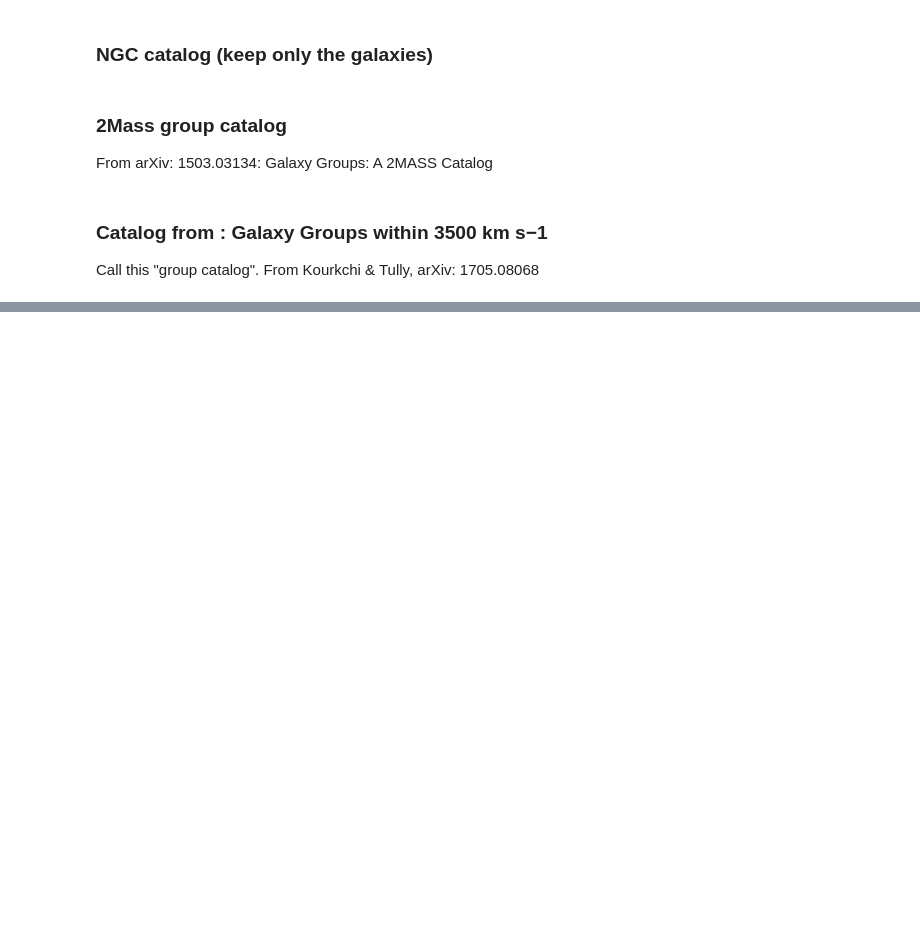
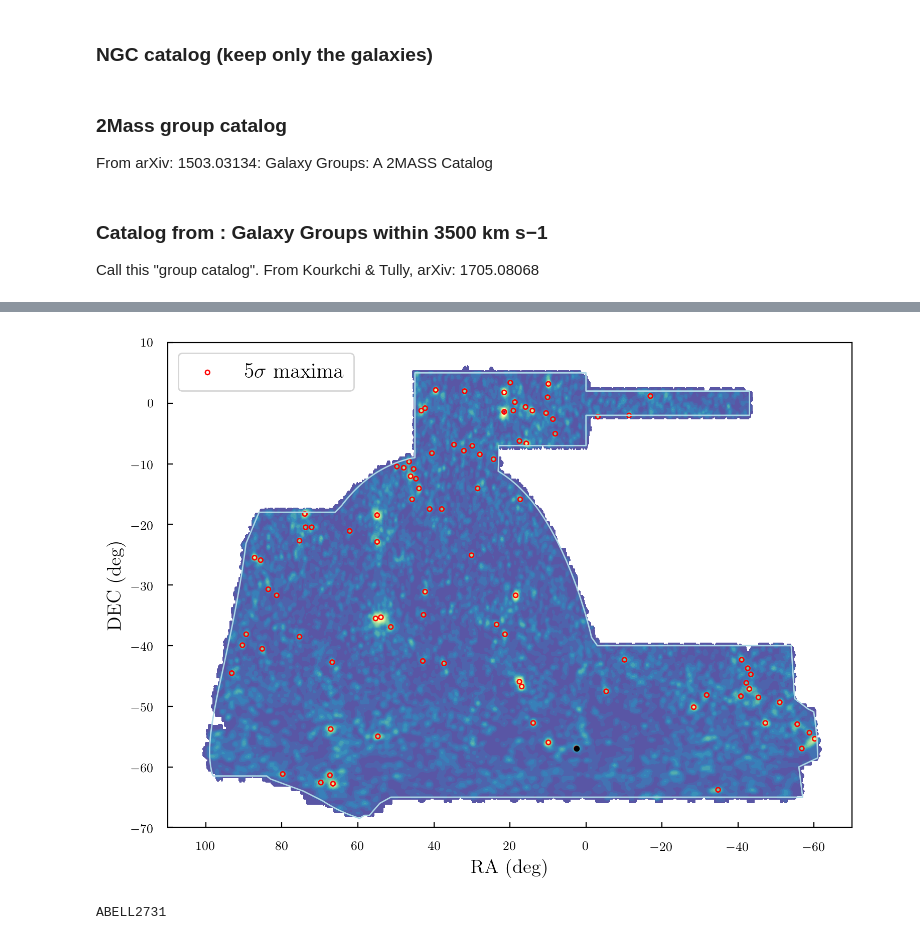
Before and after one commit to dtanoglidis/UDGs, a Jupyter notebook: Cluster_Analysis_New.ipynb, the cells around one changed output, grey strips where cells are left out. Cells and saved outputs as stored; diff of their text form; code cells hidden in the pictures; blank space fills up the shorter version.

```diff
--- a/Cluster_Analysis_New.ipynb
+++ b/Cluster_Analysis_New.ipynb
@@ -383,0 +386,28 @@ for i in range(len(ra_group)):
+# %%
+num = 6
+angle = 0.5
+# =====================================
+# =====================================
+ra_c = ra_5s[num]
+dec_c = dec_5s[num]
+
+ra_min = ra_c - angle
+ra_max = ra_c + angle
+
+dec_min = dec_c - angle
+dec_max = dec_c + angle
+# =====================================
+# =====================================
+
+# Box for Abell
+box_Abell = (ra_Abell>ra_min)&(ra_Abell<ra_max)&(dec_Abell>dec_min)&(dec_Abell<dec_max)
+# Box for Reflex
+box_Reflex = (ra_Reflex>ra_min)&(ra_Reflex<ra_max)&(dec_Reflex>dec_min)&(dec_Reflex<dec_max)
+# Box NGC
+box_NGC = (ra_NGC>ra_min)&(ra_NGC<ra_max)&(dec_NGC>dec_min)&(dec_NGC<dec_max)
+# Box 2Mass
+box_2Mass = (ra_2Mass>ra_min)&(ra_2Mass<ra_max)&(dec_2Mass>dec_min)&(dec_2Mass<dec_max)
+# Box group
+box_group = (ra_group>ra_min)&(ra_group<ra_max)&(dec_group>dec_min)&(dec_group<dec_max)
+# Box LSBGs
+box_LSBGs = (ra>ra_min)&(ra<ra_max)&(dec>dec_min)&(dec<dec_max)
@@ -383,0 +451,21 @@ for i in range(len(ra_group)):
+# %%
+plt.figure(figsize = (0.8*11.0,0.8*8.0))
+
+levels = np.linspace(1e-6, Z.max(),40)
+
+plt.plot(ra_DES, dec_DES, c='lightblue', linewidth=1.0)
+plt.contourf(X,Y,Z, levels=levels, cmap='Spectral_r')
+plt.scatter(ra_5s, dec_5s, s=10,facecolors='none', edgecolors='r', label='$5\sigma$ maxima')
+#plt.scatter(ra_2Mass_box, dec_2Mass_box, c='orange', s=2.5, label='2mass ')
+#plt.scatter(ra_Abell_box, dec_Abell_box, c='r', s=2.5, label='2mass ')
+plt.scatter(ra_c,dec_c, s=10, c='k')
+plt.xlim(110,-70);plt.ylim(-70,10)
+plt.xlabel('RA (deg)',fontsize=14);plt.ylabel('DEC (deg)', fontsize=14)
+plt.legend(loc='upper left', frameon=True, fontsize=15)
+plt.show()
+# %% [output]
+[figure, added]
+# %%
+print(name_Abell_box[0])
+# %% [output]
+ABELL2731
```
Also changed, not shown: parts of 4 cells of this notebook.
